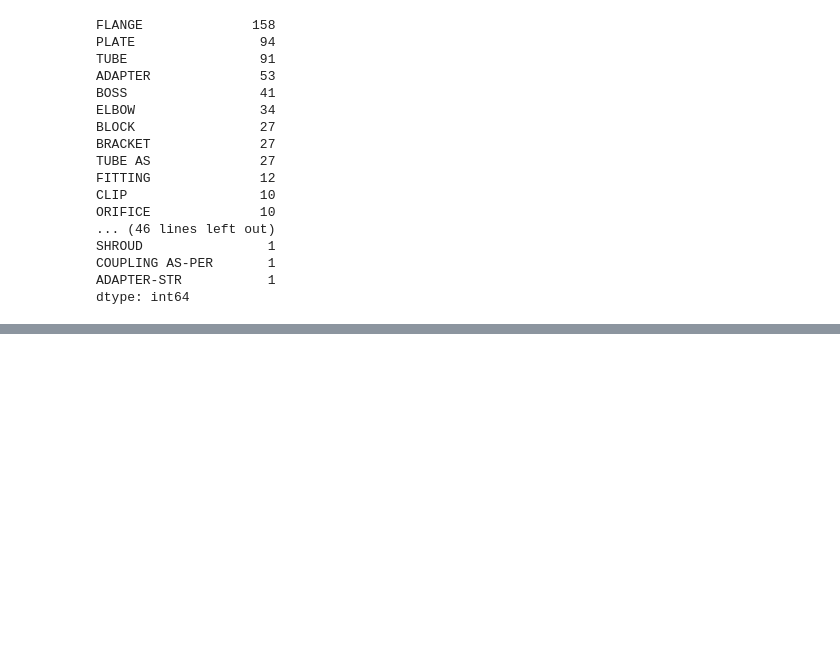
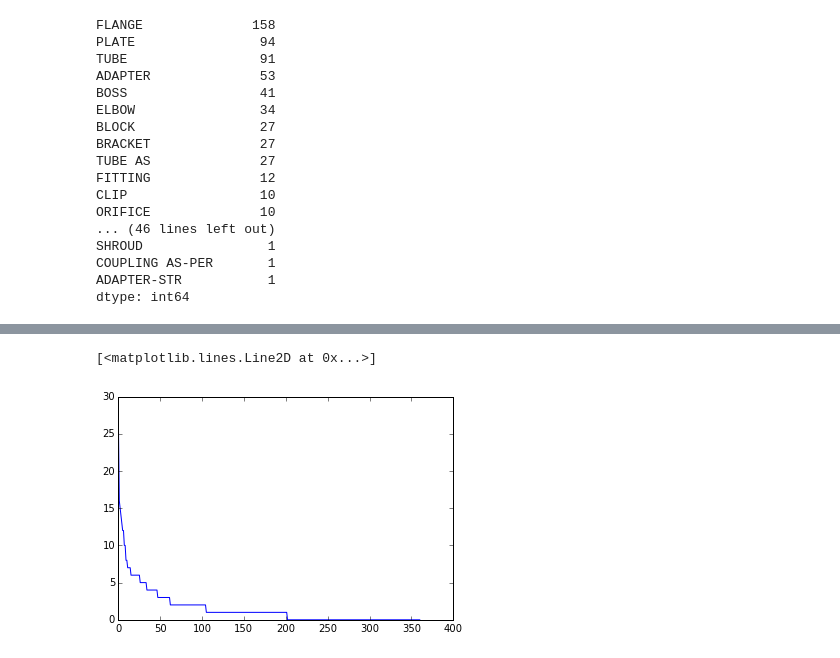
Before and after one commit to cberzan/kaggle-caterpillar, a Jupyter notebook: caterpillar-tube-pricing/components.ipynb, the cells around one changed output, grey strips where cells are left out. Saved outputs shown, nothing was run; the diff lists cells and outputs as text; code cells hidden in the pictures; blank space fills up the shorter version.

```diff
--- a/caterpillar-tube-pricing/components.ipynb
+++ b/caterpillar-tube-pricing/components.ipynb
@@ -200,0 +181,4 @@ dtype: int64
+# %%
+straight = all_counts[all_counts.component_group_id == 'straight'].copy()
+straight.sort('train_count', ascending=False, inplace=True)
+straight
@@ -200,0 +204,5 @@ dtype: int64
+# %%
+plot(straight.train_count.values)
+# %% [output]
+[<matplotlib.lines.Line2D at 0x...>]
+[figure, added]
```
Also changed, not shown: parts of 3 cells of this notebook, 2 other files.
